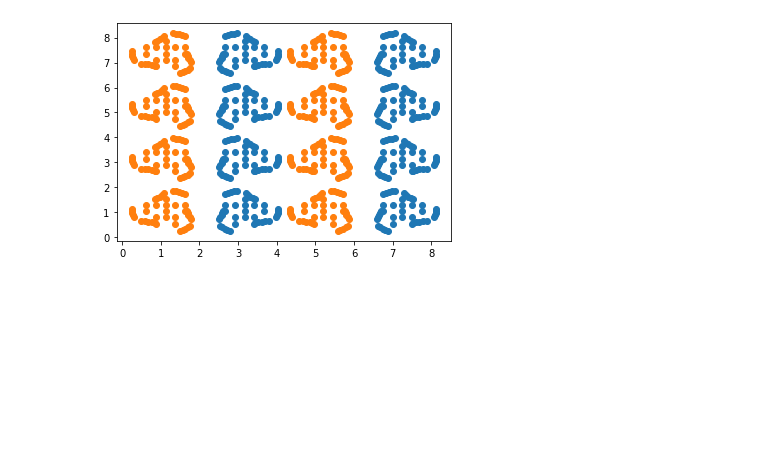
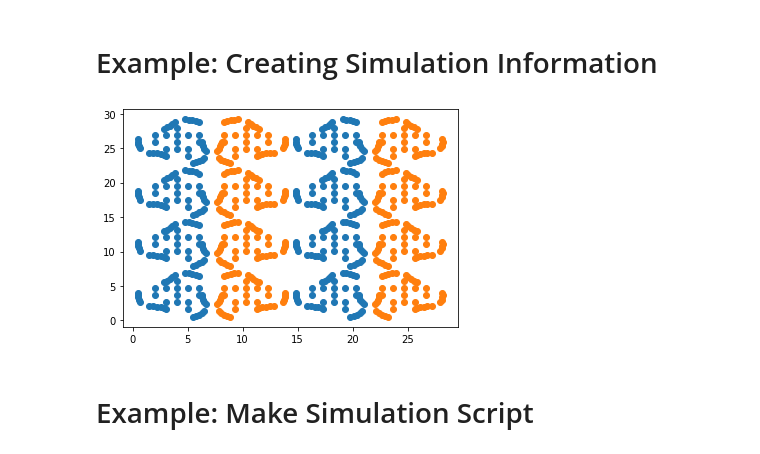
Before and after one commit to usnistgov/escherized-colloids, a Jupyter notebook: simulations/Preparing.ipynb, the cells around one changed output. Drawn from its saved outputs; the diff is of its cells as text; code cells hidden in the pictures; blank space fills up the shorter version.

```diff
--- a/simulations/Preparing.ipynb
+++ b/simulations/Preparing.ipynb
@@ -9,3 +32,5 @@ import matplotlib.pyplot as plt
+# %% [markdown]
+# Example: Creating Simulation Information
 # %%
 # Step 1: Load Colloid from C++ code
 from utils import Colloid
@@ -17,7 +45,10 @@ c.load('../examples/initialize_colloid/colloid.json')
 c.save('colloid.pkl')
 # %%
 # Step 2a: Create a mixture of a set of different enantiomorphs
-buffer = 0.5
-box = [10, 10]
-n_each = [8, 8]
-coords_, types_ = LAMMPS.tile(c, box, buffer, n=n_each)
+from utils import LAMMPS
+
+buffer = 1.0 # Gap around colloids
+box = [30, 30] # Box widths
+n_each = [8, 8] # Number of each chirality [same, opposite]
+
+coords_, types_, bbox_ = LAMMPS.tile(c, box, buffer, n=n_each)
@@ -24,18 +62,18 @@ coords_, types_ = LAMMPS.tile(c, box, buffer, n=n_each)
 # %%
 # Step 2b: Let's color by chirality
 from utils import Analysis
 
 l = len(c.coords)
 end = l
 while end <= len(coords_):
     x = Analysis.identify_chirality(
         Analysis.unwrap(c.coords, box),
         Analysis.unwrap(coords_[end-l:end], box)
     )
 
-    plt.plot(coords_[end-l:end,0], coords_[end-l:end,1], 'o', color='C{}'.format(int(x)))
+    plt.plot(coords_[end-l:end,0], coords_[end-l:end,1], 'o', color='C{}'.format(int(not x)))
     end += l
 # %% [output]
-[figure, old version]
+[figure, new version]
 # %%
 # Step 3: Turn that into a LAMMPS file to read
@@ -54,3 +92,5 @@ LAMMPS.tabulate_potentials(
     alpha=6,
     bins=50
 )
+# %% [markdown]
+# Example: Make Simulation Script
```
Also changed, not shown: parts of 12 cells of this notebook, 2 other files.
